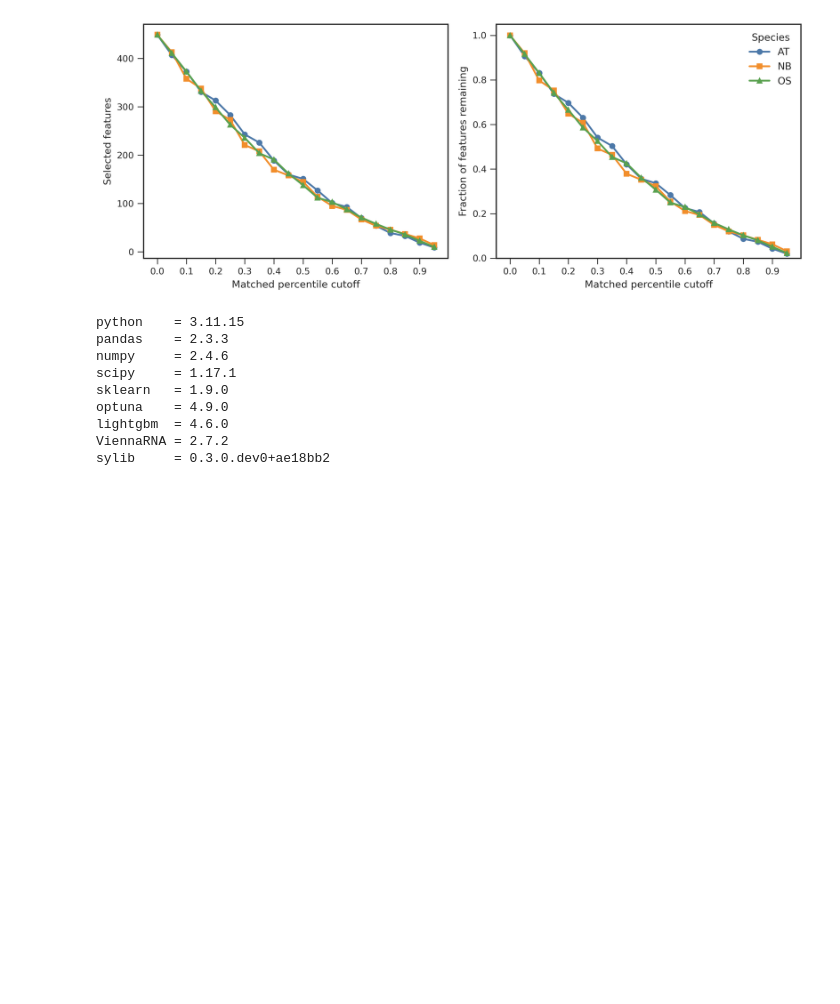
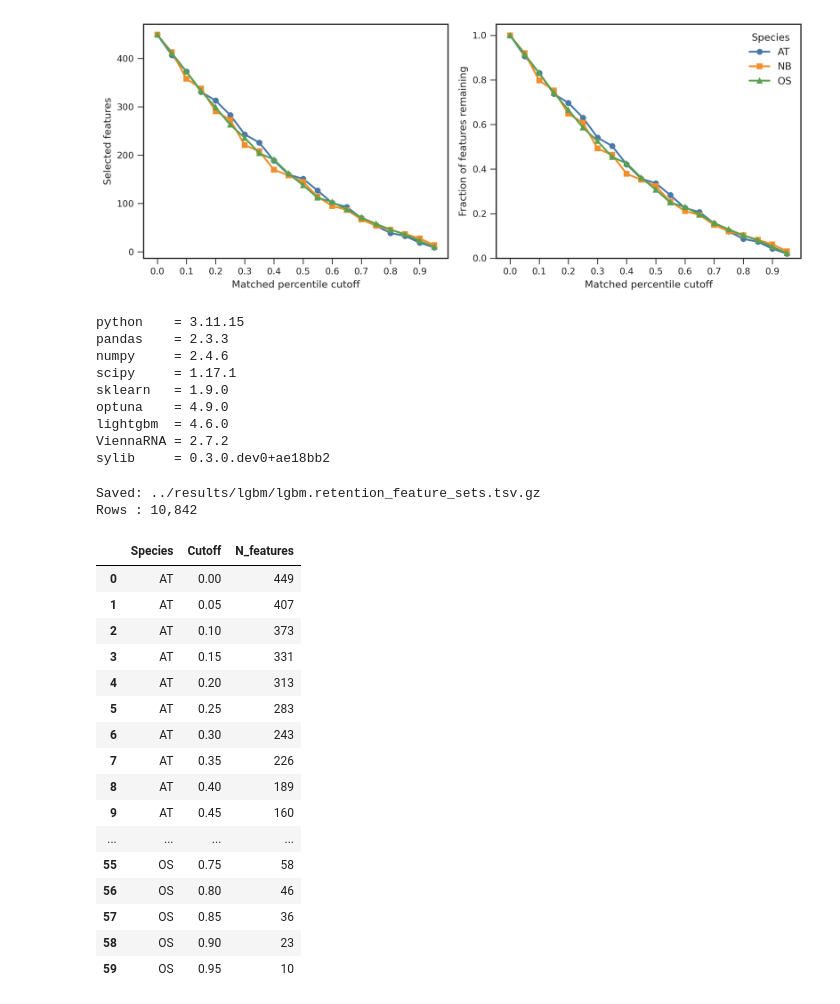
Before and after one commit to ih-11/regression, a Jupyter notebook: notebooks/analysis4_step1.ipynb, the cells around one changed output. Drawn from its saved outputs; the diff is of its cells as text; code cells hidden in the pictures; blank space fills up the shorter version.

```diff
--- a/notebooks/analysis4_step1.ipynb
+++ b/notebooks/analysis4_step1.ipynb
@@ -2174,0 +1830,63 @@ set_plot_style()
+# %%
+# ============================================
+# Export threshold feature sets
+# For reduced-model retention analysis
+# ============================================
+
+threshold_feature_rows = []
+
+for (species, cutoff), features in threshold_sets.items():
+    for feature in sorted(features):
+        threshold_feature_rows.append({
+            "Species": species,
+            "Cutoff": cutoff,
+            "Feature": feature,
+        })
+
+threshold_feature_df = (
+    pd.DataFrame(threshold_feature_rows)
+    .sort_values(["Species", "Cutoff", "Feature"])
+    .reset_index(drop=True)
+)
+
+threshold_feature_file = (
+    RESULT_DIR / "lgbm" / "lgbm.retention_feature_sets.tsv.gz"
+)
+
+threshold_feature_df.to_csv(
+    threshold_feature_file,
+    sep="\t",
+    index=False,
+    compression="gzip",
+)
+
+print(f"Saved: {threshold_feature_file}")
+print(f"Rows : {len(threshold_feature_df):,}")
+
+display(
+    threshold_feature_df
+    .groupby(["Species", "Cutoff"])
+    .size()
+    .rename("N_features")
+    .reset_index()
+)
+# %% [output]
+Saved: ../results/lgbm/lgbm.retention_feature_sets.tsv.gz
+Rows : 10,842
+|  | Species | Cutoff | N_features |
+| 0 | AT | 0.00 | 449 |
+| 1 | AT | 0.05 | 407 |
+| 2 | AT | 0.10 | 373 |
+| 3 | AT | 0.15 | 331 |
+| 4 | AT | 0.20 | 313 |
+| 5 | AT | 0.25 | 283 |
+| 6 | AT | 0.30 | 243 |
+| 7 | AT | 0.35 | 226 |
+| 8 | AT | 0.40 | 189 |
+| 9 | AT | 0.45 | 160 |
+| ... | ... | ... | ... |
+| 55 | OS | 0.75 | 58 |
+| 56 | OS | 0.80 | 46 |
+| 57 | OS | 0.85 | 36 |
+| 58 | OS | 0.90 | 23 |
+| 59 | OS | 0.95 | 10 |
```
Also changed, not shown: parts of 2 cells of this notebook, 1 other file.
